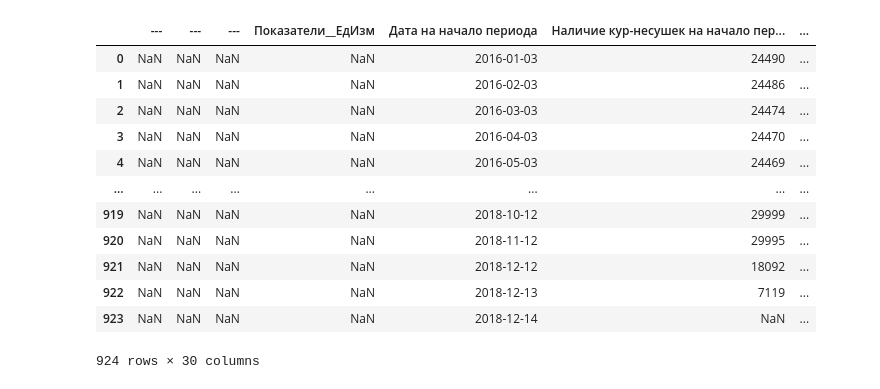
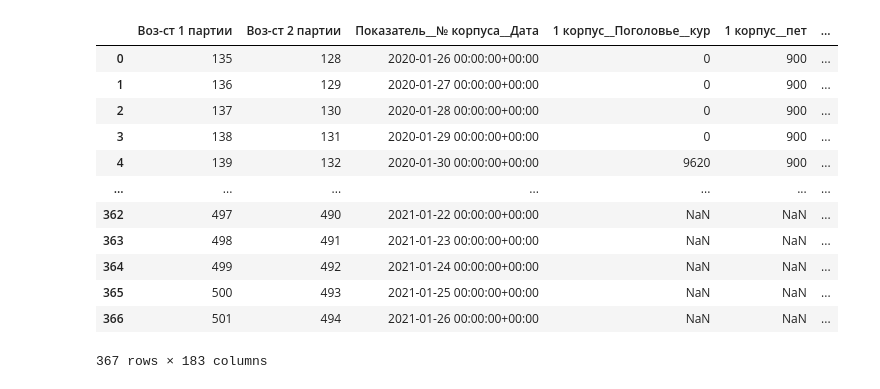
Before and after one commit to irumata/TableParser, a Jupyter notebook: prototypeOf_parser.ipynb, the cells around one changed output. Saved outputs shown, nothing was run; the diff lists cells and outputs as text; code cells hidden in the pictures.

Commit message:
readed double df in sheets

```diff
--- a/prototypeOf_parser.ipynb
+++ b/prototypeOf_parser.ipynb
@@ -183,20 +229,24 @@ class TestTableParser(TableParser.TableParserItem):
 # %%
 testTableParser = TestTableParser()
 # testTableParser.fix_xlsx('file1.xlsx')
-df = pd.read_excel("file22_2.xlsx",header=None)
-testTableParser.all_action(df)
+# df = pd.read_excel("file22.xlsx",header=None)
+# df = pd.read_csv("file44.csv",encoding='unicode_escape',header=None)
+xlsx = pd.ExcelFile('file22.xlsx')
+names = xlsx.sheet_names
+df = pd.read_excel(open('file22.xlsx', 'rb'),header=None,sheet_name='Стадо 9')
+testTableParser.all_action(df)[1]
 # %% [output]
-|  | --- | --- | --- | Показатели__ЕдИзм | Дата на начало периода | Наличие кур-несушек на начало пер... | ... |
-| 0 | NaN | NaN | NaN | NaN | 2016-01-03 | 24490 | ... |
-| 1 | NaN | NaN | NaN | NaN | 2016-02-03 | 24486 | ... |
-| 2 | NaN | NaN | NaN | NaN | 2016-03-03 | 24474 | ... |
-| 3 | NaN | NaN | NaN | NaN | 2016-04-03 | 24470 | ... |
-| 4 | NaN | NaN | NaN | NaN | 2016-05-03 | 24469 | ... |
-| ... | ... | ... | ... | ... | ... | ... | ... |
-| 919 | NaN | NaN | NaN | NaN | 2018-10-12 | 29999 | ... |
-| 920 | NaN | NaN | NaN | NaN | 2018-11-12 | 29995 | ... |
-| 921 | NaN | NaN | NaN | NaN | 2018-12-12 | 18092 | ... |
-| 922 | NaN | NaN | NaN | NaN | 2018-12-13 | 7119 | ... |
-| 923 | NaN | NaN | NaN | NaN | 2018-12-14 | NaN | ... |
+|  | Воз-ст 1 партии | Воз-ст 2 партии | Показатель__№ корпуса__Дата | 1 корпус__Поголовье__кур | 1 корпус__пет | ... |
+| 0 | 135 | 128 | 2020-01-26 00:00:00+00:00 | 0 | 900 | ... |
+| 1 | 136 | 129 | 2020-01-27 00:00:00+00:00 | 0 | 900 | ... |
+| 2 | 137 | 130 | 2020-01-28 00:00:00+00:00 | 0 | 900 | ... |
+| 3 | 138 | 131 | 2020-01-29 00:00:00+00:00 | 0 | 900 | ... |
+| 4 | 139 | 132 | 2020-01-30 00:00:00+00:00 | 9620 | 900 | ... |
+| ... | ... | ... | ... | ... | ... | ... |
+| 362 | 497 | 490 | 2021-01-22 00:00:00+00:00 | NaN | NaN | ... |
+| 363 | 498 | 491 | 2021-01-23 00:00:00+00:00 | NaN | NaN | ... |
+| 364 | 499 | 492 | 2021-01-24 00:00:00+00:00 | NaN | NaN | ... |
+| 365 | 500 | 493 | 2021-01-25 00:00:00+00:00 | NaN | NaN | ... |
+| 366 | 501 | 494 | 2021-01-26 00:00:00+00:00 | NaN | NaN | ... |
-924 rows × 30 columns
+367 rows × 183 columns
 # %%
```
Also changed, not shown: parts of 8 cells of this notebook, 5 other files.
